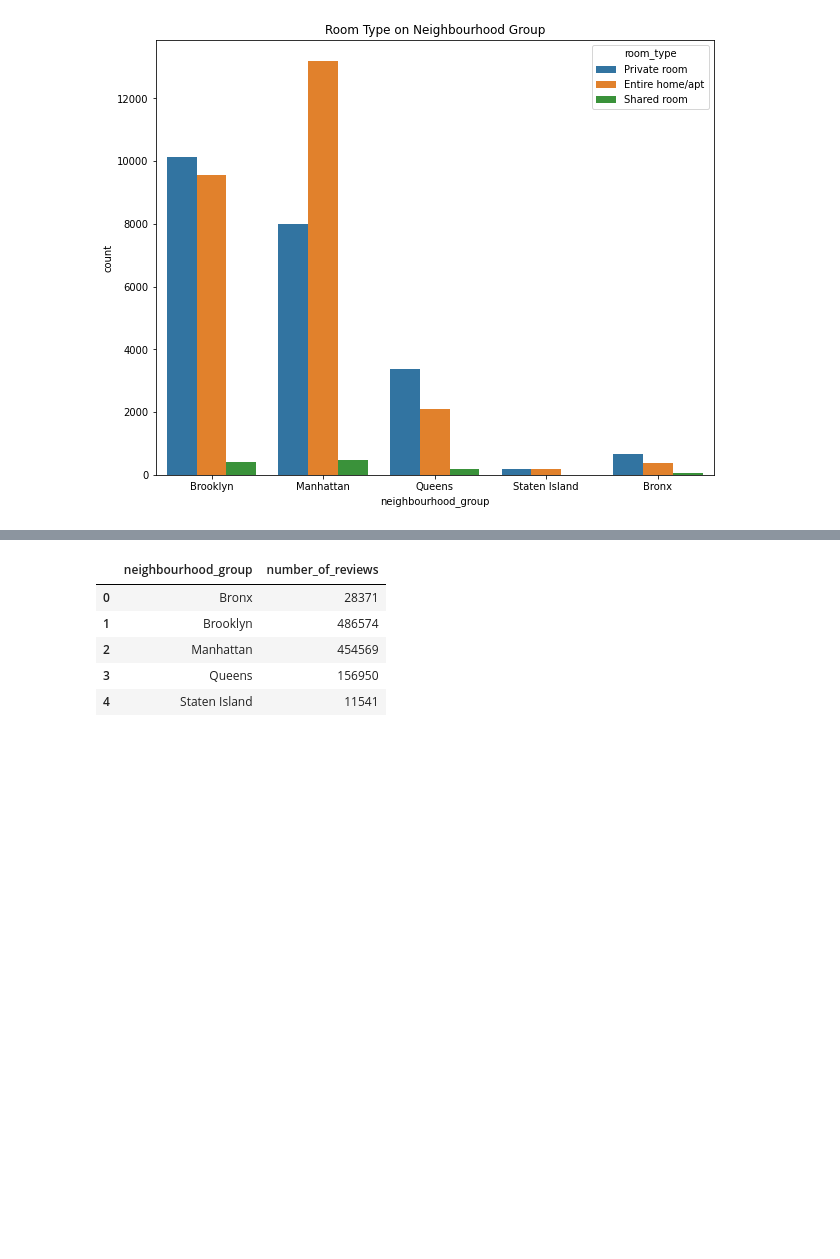
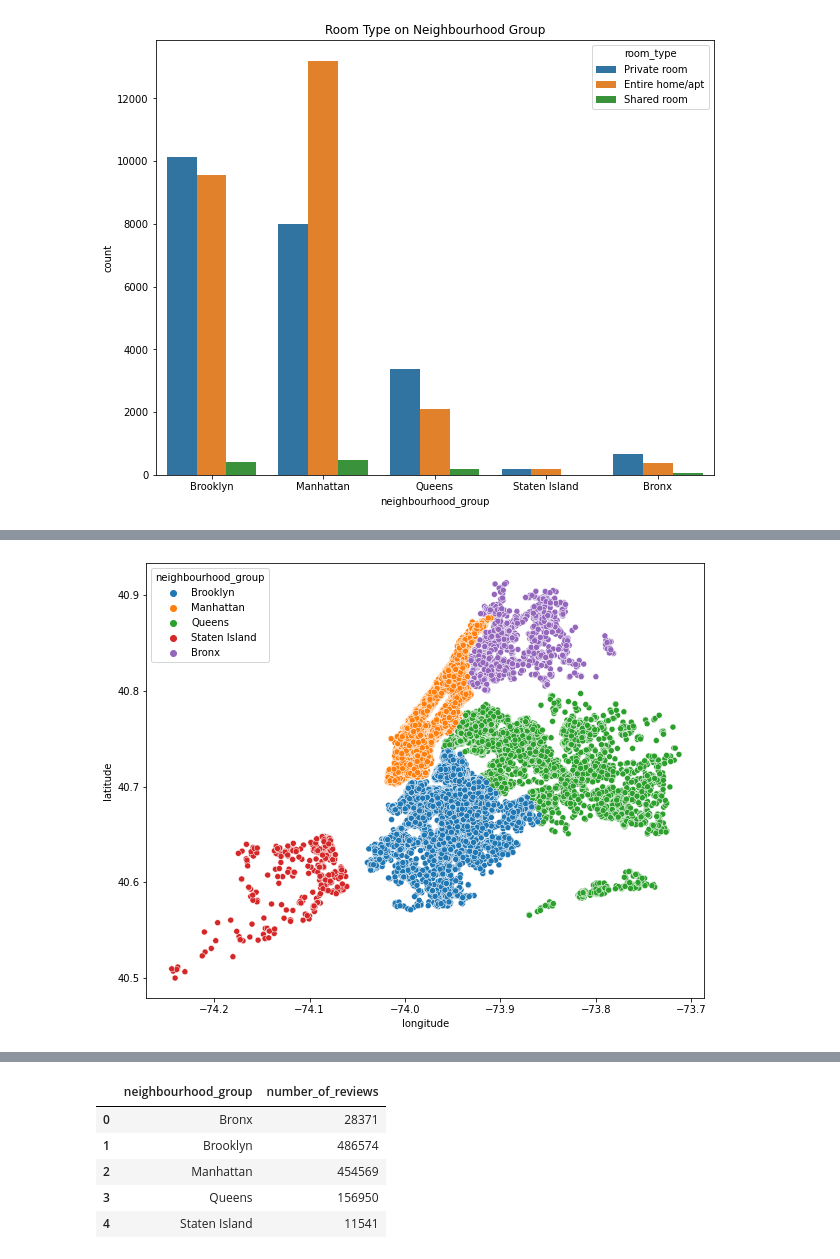
Before and after one commit to Navjotkhatri/Airbnb-Bookings-Analysis, a Jupyter notebook: EDA_Airbnb_Bookings_Analysis_Capstone_Project.ipynb, the cells around one changed output, grey strips where cells are left out. Saved outputs shown, nothing was run; the diff lists cells and outputs as text; code cells hidden in the pictures; blank space fills up the shorter version.

```diff
--- a/EDA_Airbnb_Bookings_Analysis_Capstone_Project.ipynb
+++ b/EDA_Airbnb_Bookings_Analysis_Capstone_Project.ipynb
@@ -214,0 +234,6 @@ plt.show()
+# %%
+plt.figure(figsize=(10,8))
+sns.scatterplot(x=bnb.longitude,y=bnb.latitude,hue=bnb.neighbourhood_group)
+plt.show()
+# %% [output]
+[figure, added]
```
Also changed, not shown: parts of 16 cells of this notebook.
